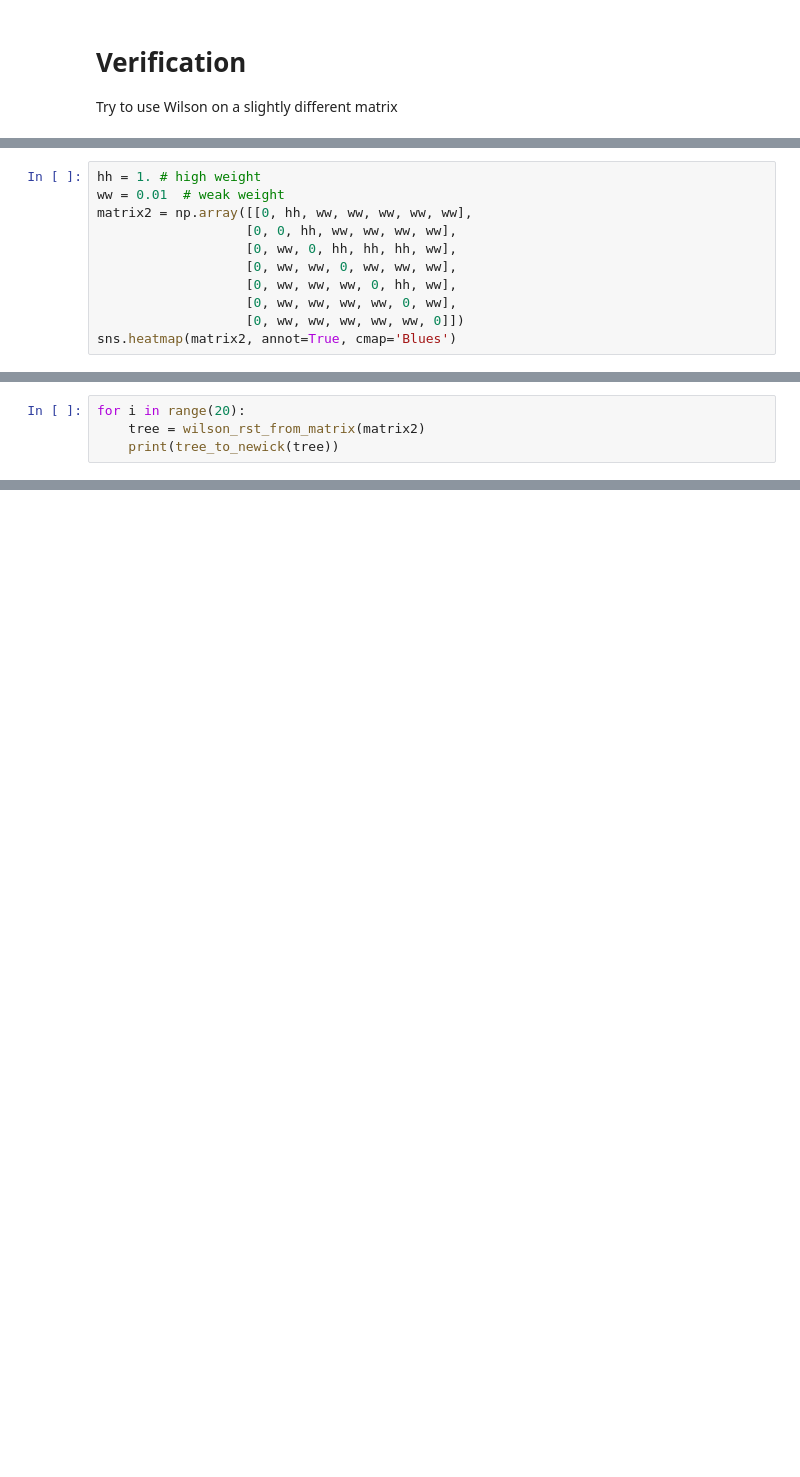
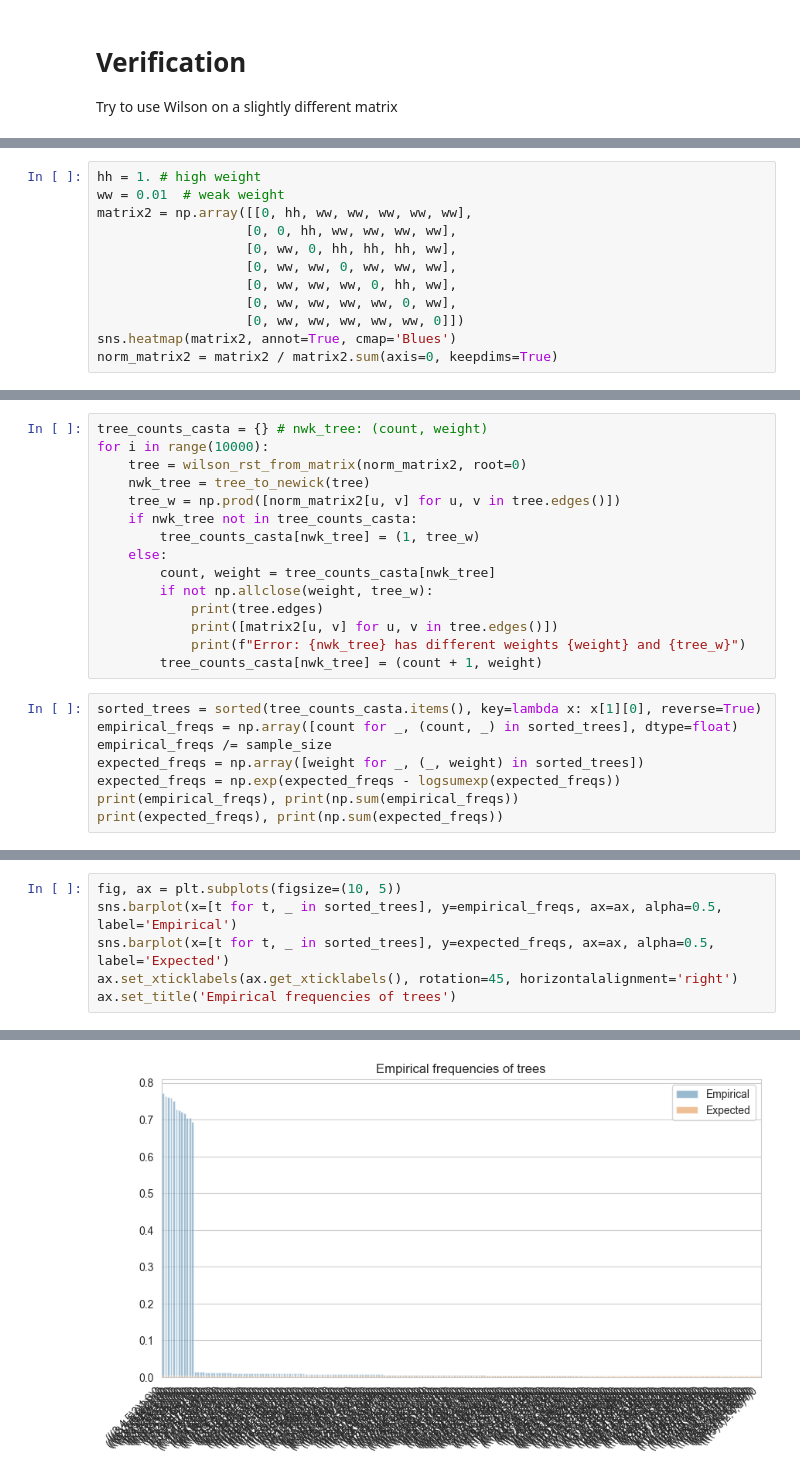
Before and after one commit to Lagergren-Lab/treesampling, a Jupyter notebook: notebooks/victree_matrix_debug.ipynb, the cells around one changed output, grey strips where cells are left out. Drawn from its saved outputs; the diff is of its cells as text; blank space fills up the shorter version.

```diff
--- a/notebooks/victree_matrix_debug.ipynb
+++ b/notebooks/victree_matrix_debug.ipynb
@@ -131,4 +127,5 @@ matrix2 = np.array([[0, hh, ww, ww, ww, ww, ww],
                    [0, ww, ww, ww, ww, 0, ww],
                    [0, ww, ww, ww, ww, ww, 0]])
 sns.heatmap(matrix2, annot=True, cmap='Blues')
+norm_matrix2 = matrix2 / matrix2.sum(axis=0, keepdims=True)
 # %% [output]
@@ -136,5 +132 @@ sns.heatmap(matrix2, annot=True, cmap='Blues')
 [figure]
-# %%
-for i in range(20):
-    tree = wilson_rst_from_matrix(matrix2)
-    print(tree_to_newick(tree))
@@ -142,0 +133,23 @@ ValueError: probabilities do not sum to 1
+# %%
+tree_counts_casta = {} # nwk_tree: (count, weight)
+for i in range(10000):
+    tree = wilson_rst_from_matrix(norm_matrix2, root=0)
+    nwk_tree = tree_to_newick(tree)
+    tree_w = np.prod([norm_matrix2[u, v] for u, v in tree.edges()])
+    if nwk_tree not in tree_counts_casta:
+        tree_counts_casta[nwk_tree] = (1, tree_w)
+    else:
+        count, weight = tree_counts_casta[nwk_tree]
+        if not np.allclose(weight, tree_w):
+            print(tree.edges)
+            print([matrix2[u, v] for u, v in tree.edges()])
+            print(f"Error: {nwk_tree} has different weights {weight} and {tree_w}")
+        tree_counts_casta[nwk_tree] = (count + 1, weight)
+# %%
+sorted_trees = sorted(tree_counts_casta.items(), key=lambda x: x[1][0], reverse=True)
+empirical_freqs = np.array([count for _, (count, _) in sorted_trees], dtype=float)
+empirical_freqs /= sample_size
+expected_freqs = np.array([weight for _, (_, weight) in sorted_trees])
+expected_freqs = np.exp(expected_freqs - logsumexp(expected_freqs))
+print(empirical_freqs), print(np.sum(empirical_freqs))
+print(expected_freqs), print(np.sum(expected_freqs))
@@ -142,0 +175,7 @@ ValueError: probabilities do not sum to 1
+# %%
+fig, ax = plt.subplots(figsize=(10, 5))
+sns.barplot(x=[t for t, _ in sorted_trees], y=empirical_freqs, ax=ax, alpha=0.5, label='Empirical')
+sns.barplot(x=[t for t, _ in sorted_trees], y=expected_freqs, ax=ax, alpha=0.5, label='Expected')
+ax.set_xticklabels(ax.get_xticklabels(), rotation=45, horizontalalignment='right')
+ax.set_title('Empirical frequencies of trees')
+# %% [output]
@@ -142,0 +183 @@ ValueError: probabilities do not sum to 1
+[figure, added]
```
Also changed, not shown: parts of 16 cells of this notebook, 2 other files.
